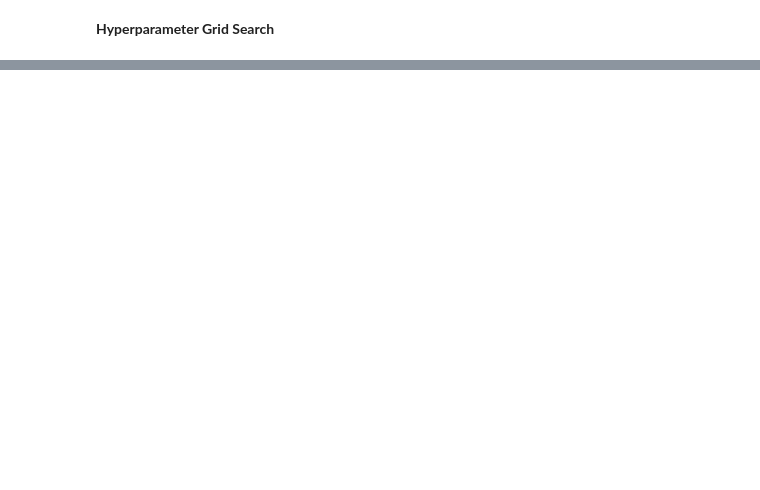
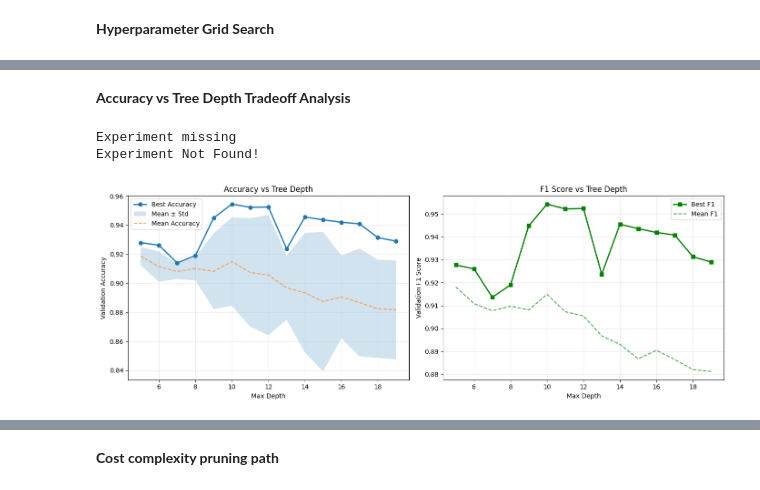
Before and after one commit to g-nazos/audio-deepfake-detection, a Jupyter notebook: notebooks/DT.ipynb, the cells around one changed output, grey strips where cells are left out. Saved outputs shown, nothing was run; the diff lists cells and outputs as text; code cells hidden in the pictures; blank space fills up the shorter version.

Commit message:
dtrees research so far

```diff
--- a/notebooks/DT.ipynb
+++ b/notebooks/DT.ipynb
@@ -149,0 +189,77 @@ clf, metrics, dt_params, feature_names, metadata_extra = grid_search(
+# %% [markdown]
+**Accuracy vs Tree Depth Tradeoff Analysis**
+# %%
+# Plot accuracy vs tree depth tradeoff
+import json
+import pandas as pd
+
+experiment = "exp_20260201_020222"
+
+val_results_path = Path.cwd() / "notebooks" / "experiments" / "DTree_grid" / experiment / "val_results.json"
+
+try:
+    val_results_path.exists()
+    print("Experiment missing")
+    with open(val_results_path) as f:
+        val_results = json.load(f)
+except FileNotFoundError:
+    print("Experiment Not Found!")
+
+df_results = pd.DataFrame([
+    {
+        'max_depth': r['params']['max_depth'],
+        'criterion': r['params']['criterion'],
+        'class_weight': 'weighted' if r['params'].get('class_weight') else 'none',
+        'accuracy': r['val_accuracy'],
+        'f1': r['val_f1_macro'],
+    }
+    for r in val_results
+])
+
+# Aggregate: best accuracy per depth
+depth_best = df_results.groupby('max_depth').agg({
+    'accuracy': ['max', 'mean', 'std'],
+    'f1': ['max', 'mean']
+}).round(4)
+depth_best.columns = ['acc_max', 'acc_mean', 'acc_std', 'f1_max', 'f1_mean']
+depth_best = depth_best.reset_index()
+
+# Plot
+fig, axes = plt.subplots(1, 2, figsize=(14, 5))
+
+# Left: Accuracy vs Depth
+ax1 = axes[0]
+ax1.plot(depth_best['max_depth'], depth_best['acc_max'], 'o-', label='Best Accuracy', linewidth=2)
+ax1.fill_between(
+    depth_best['max_depth'],
+    depth_best['acc_mean'] - depth_best['acc_std'],
+    depth_best['acc_mean'] + depth_best['acc_std'],
+    alpha=0.2, label='Mean ± Std'
+)
+ax1.plot(depth_best['max_depth'], depth_best['acc_mean'], '--', label='Mean Accuracy', alpha=0.7)
+ax1.set_xlabel('Max Depth')
+ax1.set_ylabel('Validation Accuracy')
+ax1.set_title('Accuracy vs Tree Depth')
+ax1.legend()
+ax1.grid(True, alpha=0.3)
+
+# Right: F1 vs Depth
+ax2 = axes[1]
+ax2.plot(depth_best['max_depth'], depth_best['f1_max'], 's-', label='Best F1', linewidth=2, color='green')
+ax2.plot(depth_best['max_depth'], depth_best['f1_mean'], '--', label='Mean F1', alpha=0.7, color='green')
+ax2.set_xlabel('Max Depth')
+ax2.set_ylabel('Validation F1 Score')
+ax2.set_title('F1 Score vs Tree Depth')
+ax2.legend()
+ax2.grid(True, alpha=0.3)
+
+plt.tight_layout()
+plt.show()
+
+# Print summary table
+print("\nDepth vs Performance Summary:")
+print(depth_best.to_string(index=False))
+# %% [output]
+Experiment missing
+Experiment Not Found!
+[figure, added]
@@ -149,0 +283,2 @@ clf, metrics, dt_params, feature_names, metadata_extra = grid_search(
+# %% [markdown]
+**Cost complexity pruning path**
```
Also changed, not shown: parts of 12 cells of this notebook.
